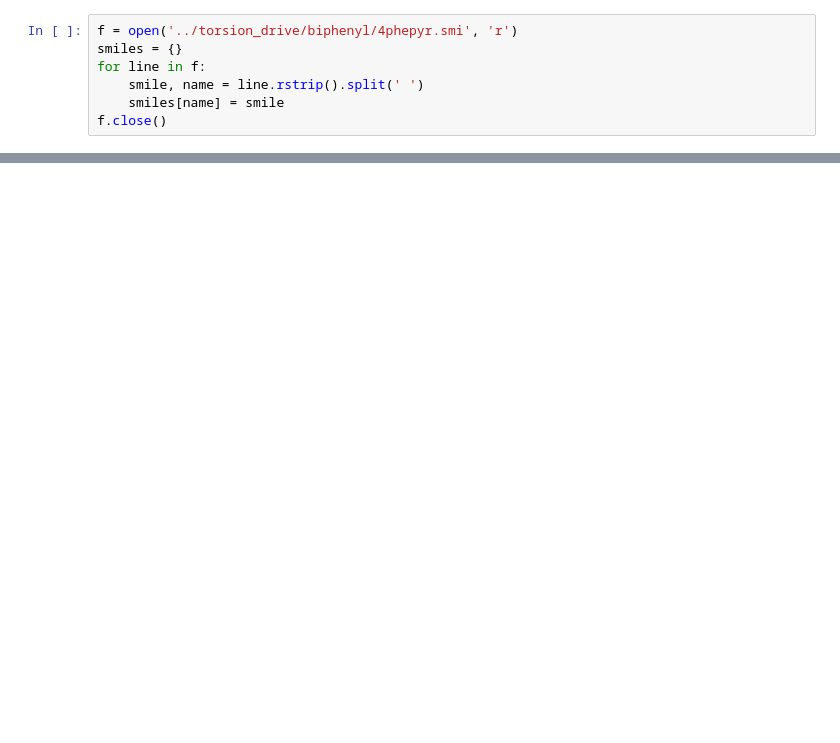
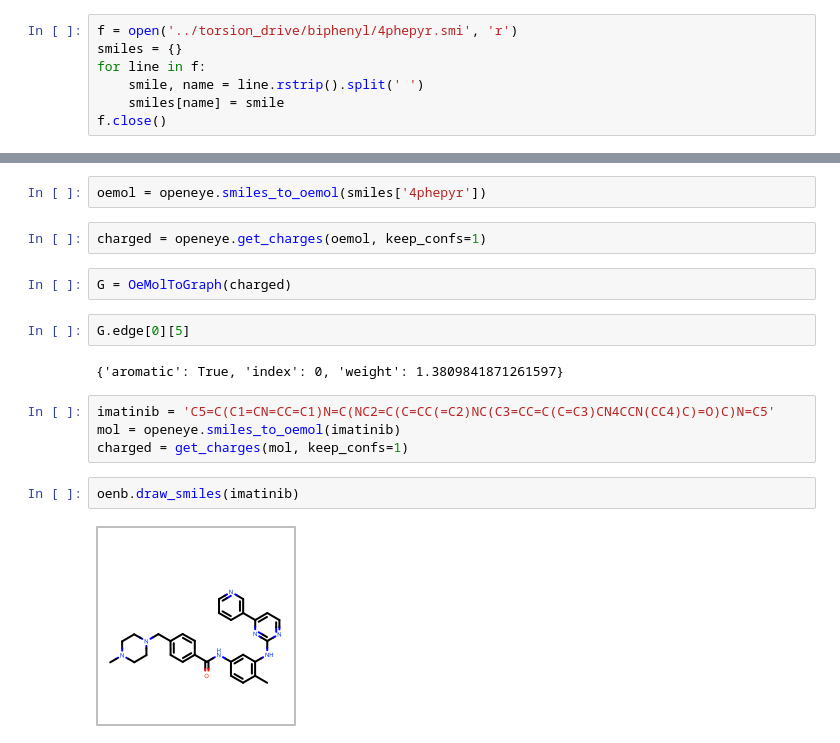
Before and after one commit to choderalab/torsionfit_examples, a Jupyter notebook: fragmentation/Fragmentation_prototyping.ipynb, the cells around one changed output, grey strips where cells are left out. Saved outputs shown, nothing was run; the diff lists cells and outputs as text; blank space fills up the shorter version.

```diff
--- a/fragmentation/Fragmentation_prototyping.ipynb
+++ b/fragmentation/Fragmentation_prototyping.ipynb
@@ -132,0 +50,18 @@ Warning: OEWriteReport() Cannot write empty report!
+# %%
+oemol = openeye.smiles_to_oemol(smiles['4phepyr'])
+# %%
+charged = openeye.get_charges(oemol, keep_confs=1)
+# %%
+G = OeMolToGraph(charged)
+# %%
+G.edge[0][5]
+# %% [output]
+{'aromatic': True, 'index': 0, 'weight': 1.3809841871261597}
+# %%
+imatinib = 'C5=C(C1=CN=CC=C1)N=C(NC2=C(C=CC(=C2)NC(C3=CC=C(C=C3)CN4CCN(CC4)C)=O)C)N=C5'
+mol = openeye.smiles_to_oemol(imatinib)
+charged = get_charges(mol, keep_confs=1)
+# %%
+oenb.draw_smiles(imatinib)
+# %% [output]
+[figure, added]
```
Also changed, not shown: parts of 33 cells of this notebook, 8 other files.
